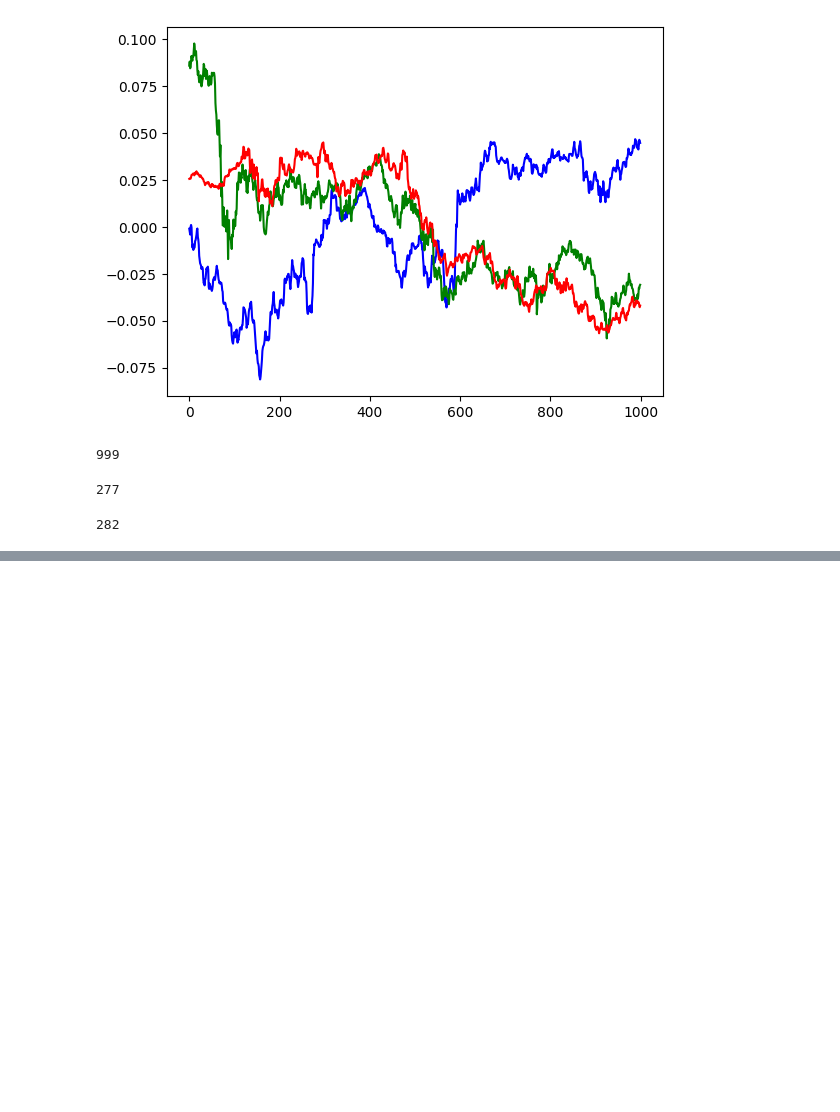
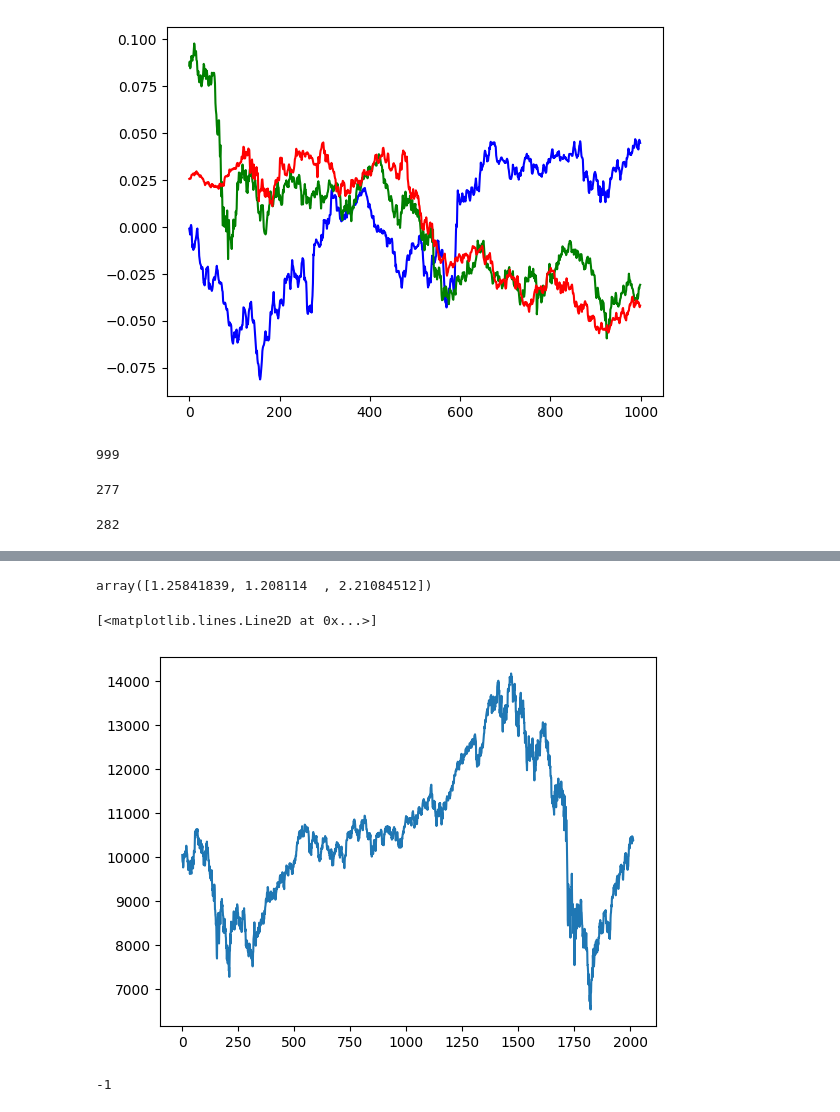
Before and after one commit to AI-General/Data_Analysis, a Jupyter notebook: mainNotebook.ipynb, the cells around one changed output, grey strips where cells are left out. Saved outputs shown, nothing was run; the diff lists cells and outputs as text; code cells hidden in the pictures; blank space fills up the shorter version.

```diff
--- a/mainNotebook.ipynb
+++ b/mainNotebook.ipynb
@@ -277,7 +274,7 @@ plt.plot(sample3)
 [<matplotlib.lines.Line2D at 0x...>]
 [figure]
 # %%
-sample_df = pd.read_excel('data/GBPUSD_RHYME.xlsx', engine='openpyxl')
+sample_df = pd.read_excel('data/DJIA_DAILY_2001-2009.xlsx', engine='openpyxl')
 sample_data = sample_df.values.tolist()
 sample2 = [item[1] for item in sample_data]
 # %%
@@ -349,0 +407,4 @@ np.sum(np.abs(np.array(embedding2) - np.array(embedding3)))
+# %%
+gram_code
+# %% [output]
+array([1.25841839, 1.208114  , 2.21084512])
@@ -349,0 +420,11 @@ np.sum(np.abs(np.array(embedding2) - np.array(embedding3)))
+# %%
+plt.plot(sample2)
+# %% [output]
+[<matplotlib.lines.Line2D at 0x...>]
+[figure, added]
+# %%
+find_gram_index(dataset_df, sample2)
+# dataset_df['GRAM'][0]
+# get_gram(sample2[:5])
+# %% [output]
+-1
```
Also changed, not shown: parts of 13 cells of this notebook, 19 other files.
